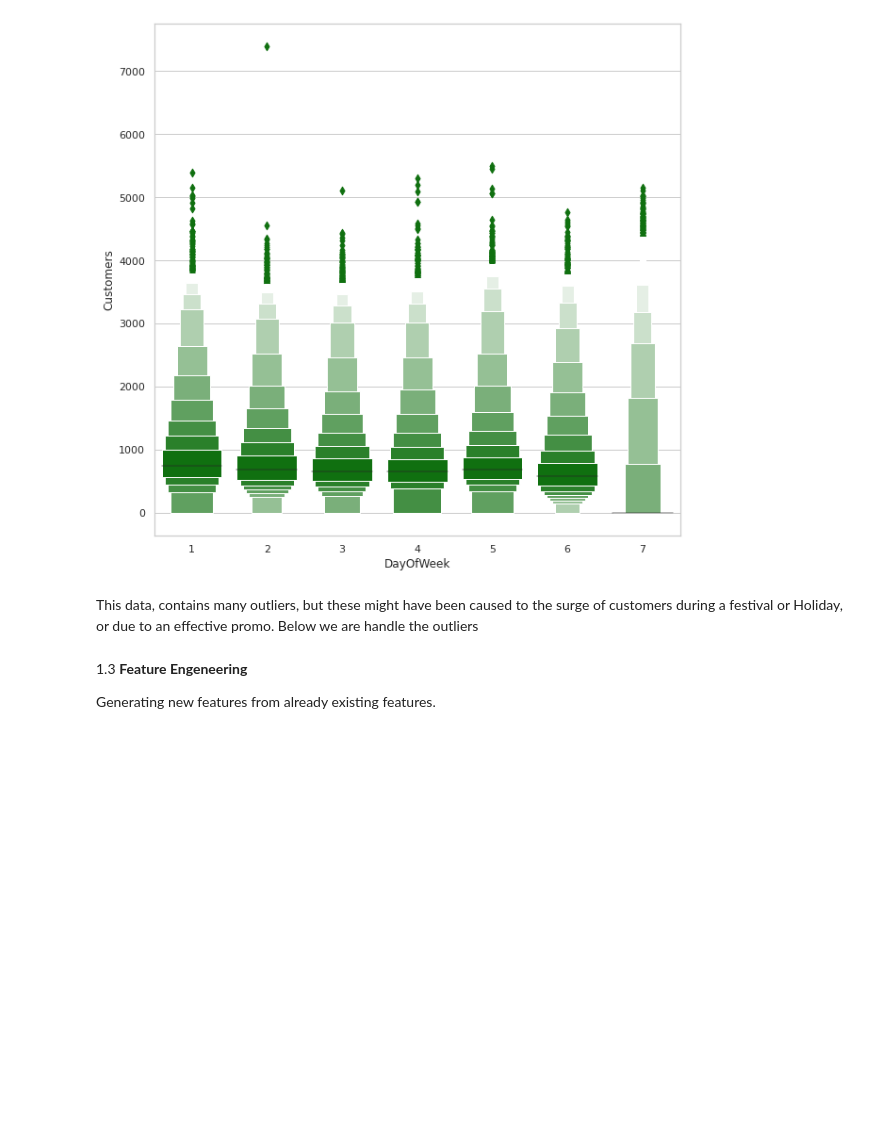
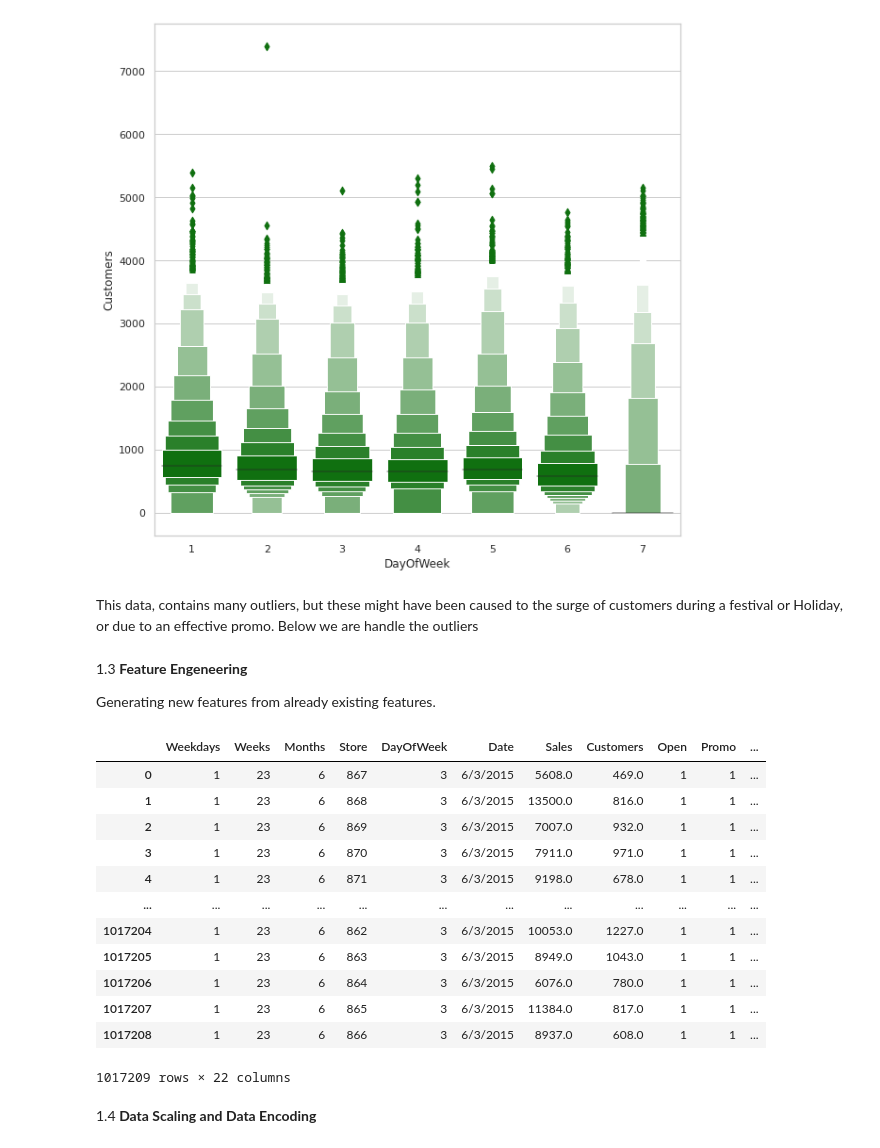
Before and after one commit to Davidelvis/Machine_Hotshots, a Jupyter notebook: scripts/Sales_prediction.ipynb, the cells around one changed output. Drawn from its saved outputs; the diff is of its cells as text; code cells hidden in the pictures; blank space fills up the shorter version.

```diff
--- a/scripts/Sales_prediction.ipynb
+++ b/scripts/Sales_prediction.ipynb
@@ -187,3 +190,19 @@ replace_outlier_with_median(train_data, 'Customers')
 1.3 **Feature Engeneering**
 
 Generating new features from already existing features.
+# %%
+train_data
+# %% [output]
+|  | Weekdays | Weeks | Months | Store | DayOfWeek | Date | Sales | Customers | Open | Promo | ... |
+| 0 | 1 | 23 | 6 | 867 | 3 | 6/3/2015 | 5608.0 | 469.0 | 1 | 1 | ... |
+| 1 | 1 | 23 | 6 | 868 | 3 | 6/3/2015 | 13500.0 | 816.0 | 1 | 1 | ... |
+| 2 | 1 | 23 | 6 | 869 | 3 | 6/3/2015 | 7007.0 | 932.0 | 1 | 1 | ... |
+| 3 | 1 | 23 | 6 | 870 | 3 | 6/3/2015 | 7911.0 | 971.0 | 1 | 1 | ... |
+| 4 | 1 | 23 | 6 | 871 | 3 | 6/3/2015 | 9198.0 | 678.0 | 1 | 1 | ... |
+| ... | ... | ... | ... | ... | ... | ... | ... | ... | ... | ... | ... |
+| 1017204 | 1 | 23 | 6 | 862 | 3 | 6/3/2015 | 10053.0 | 1227.0 | 1 | 1 | ... |
+| 1017205 | 1 | 23 | 6 | 863 | 3 | 6/3/2015 | 8949.0 | 1043.0 | 1 | 1 | ... |
+| 1017206 | 1 | 23 | 6 | 864 | 3 | 6/3/2015 | 6076.0 | 780.0 | 1 | 1 | ... |
+| 1017207 | 1 | 23 | 6 | 865 | 3 | 6/3/2015 | 11384.0 | 817.0 | 1 | 1 | ... |
+| 1017208 | 1 | 23 | 6 | 866 | 3 | 6/3/2015 | 8937.0 | 608.0 | 1 | 1 | ... |
+1017209 rows × 22 columns
@@ -189,0 +214,2 @@ Generating new features from already existing features.
+# %% [markdown]
+1.4 **Data Scaling and Data Encoding**
```
Also changed, not shown: parts of 8 cells of this notebook.
